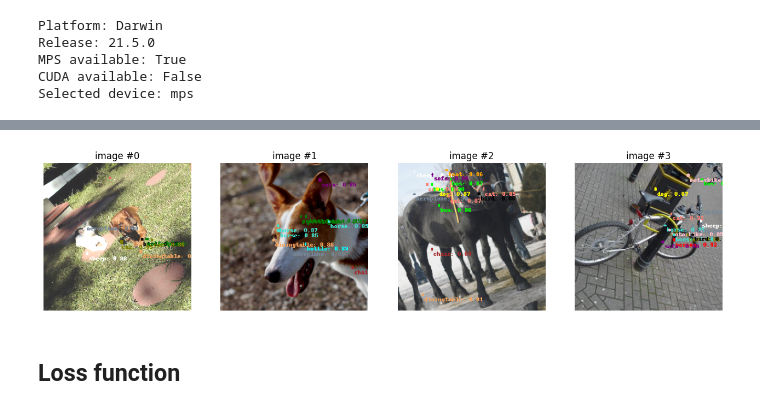
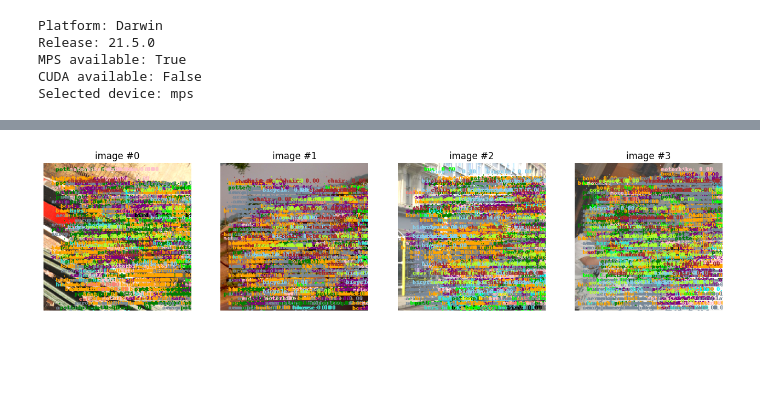
Before and after one commit to iolkhovsky/fcos, a Jupyter notebook: Sandbox.ipynb, the cells around one changed output, grey strips where cells are left out. Cells and saved outputs as stored; diff of their text form; code cells hidden in the pictures; blank space fills up the shorter version.

```diff
--- a/Sandbox.ipynb
+++ b/Sandbox.ipynb
@@ -2,6 +2,7 @@
 from common.torch_utils import get_available_device
 
 device = get_available_device()
+device = 'cpu'
 # %% [output]
 Platform: Darwin
 Release: 21.5.0
@@ -26,8 +11,0 @@ model = FCOS(
-# %%
-from dataset.loader import build_dataloader
-
-train_dataloader = build_dataloader('train', batch_size=4)
-img, boxes, labels = next(iter(train_dataloader))
-print(img.shape)
-print(boxes)
-print(labels)
@@ -56,54 +151,51 @@ def draw_predictions(imgs_batch, prediction, labels_codec, threshold=0.01):
     labels = [[] for i in range(len(imgs_batch))]
     scores = [[] for i in range(len(imgs_batch))]
 
-    for fmap, map_pred in prediction.items():
-        pred_classes = map_pred['classes']
-        pred_center = map_pred['centerness']
-        pred_boxes = map_pred['boxes']
+    pred_classes = prediction['classes']
+    pred_center = prediction['centerness']
+    pred_boxes = prediction['boxes']
 
-        for img_idx in range(len(pred_classes)):
-            img_classes = pred_classes[img_idx]
-            img_centerness = pred_center[img_idx]
-            img_boxes = pred_boxes[img_idx]
+    for img_idx in range(len(pred_classes)):
+        img_classes = pred_classes[img_idx]
+        img_centerness = pred_center[img_idx]
+        img_boxes = pred_boxes[img_idx]
 
-            final_scores = img_classes * img_centerness
-            max_scores, max_indices = torch.max(final_scores, axis=1)
-            mask = max_scores > threshold
+        final_scores = img_classes * img_centerness
+        max_scores, max_indices = torch.max(final_scores, axis=1)
+        mask = max_scores > threshold
 
-            filtered_scores = max_scores[mask]
-            filtered_labels = max_indices[mask]
-            filtered_boxes = img_boxes[mask]
+        filtered_scores = max_scores[mask]
+        filtered_labels = max_indices[mask]
+        filtered_boxes = img_boxes[mask]
 
-            for score, label, box in zip(filtered_scores, filtered_labels, filtered_boxes):
-                scores[img_idx].append(score)
-                labels[img_idx].append(label)
-                boxes[img_idx].append(box)
+        for score, label, box in zip(filtered_scores, filtered_labels, filtered_boxes):
+            scores[img_idx].append(score)
+            labels[img_idx].append(label)
+            boxes[img_idx].append(box)
 
     boxes = [
         torch.stack(img_boxes) if len(img_boxes) else torch.zeros((0, 4), dtype=torch.float)
         for img_boxes in boxes
     ]
     scores = [
         torch.stack(img_scores) if len(img_scores) else torch.zeros((0, 1), dtype=torch.float)
         for img_scores in scores
     ]
     labels = [
         torch.stack(img_labels) if len(img_labels) else torch.zeros((0, 1), dtype=torch.float)
         for img_labels in labels
     ]
 
     visualize_batch(
         imgs_batch,
         boxes_batch=boxes,
         labels_batch=labels,
         scores_batch=scores,
         codec=labels_codec
     )
 
 
 
-draw_predictions(img, pred, LabelsCodec(), 0.85)
+draw_predictions(img.to('cpu'), model(img.to('cpu')), LabelsCodec(), 0.001)
 # %% [output]
-[figure, old version]
+[figure, new version]
-# %% [markdown]
-## Loss function
```
Also changed, not shown: parts of 11 cells of this notebook.
